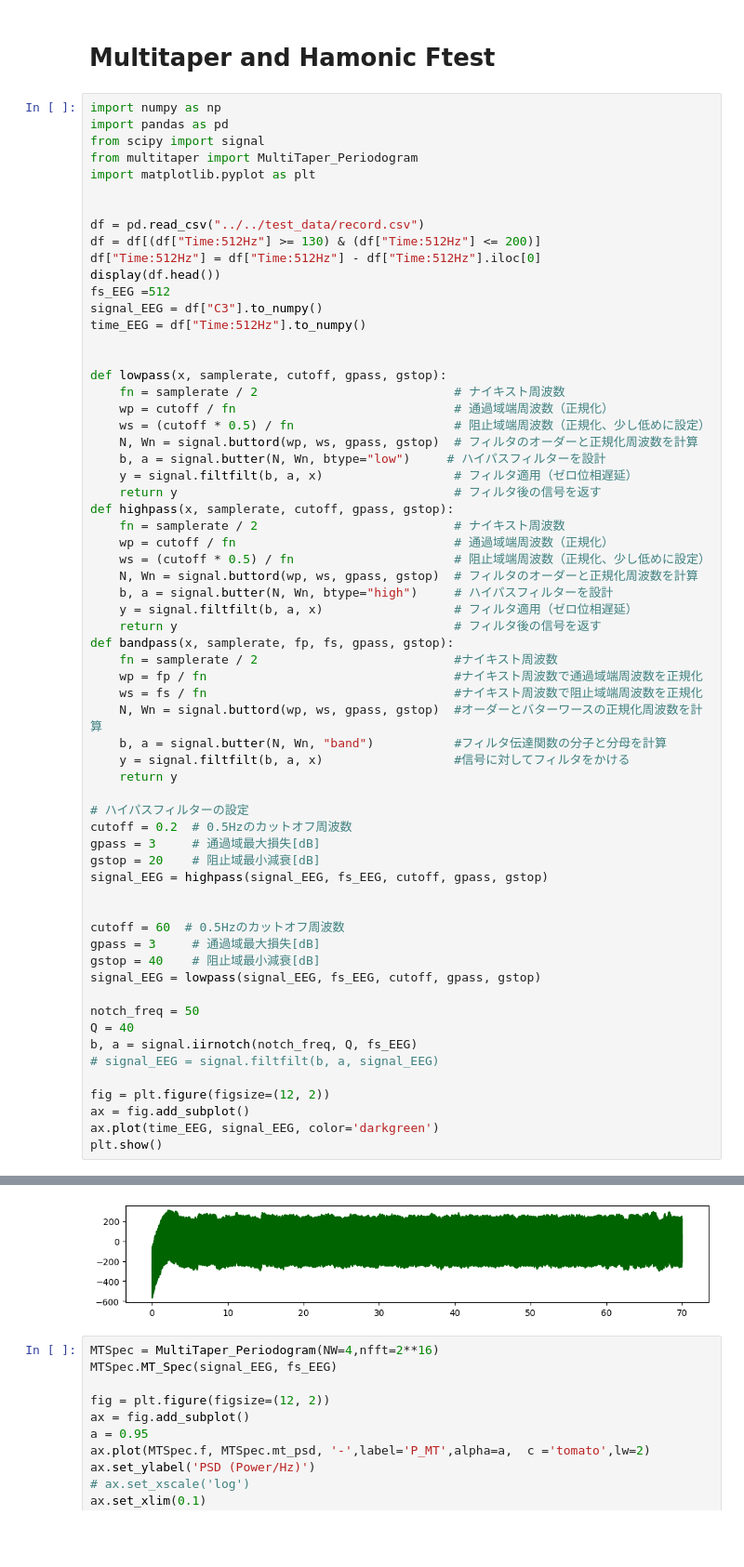
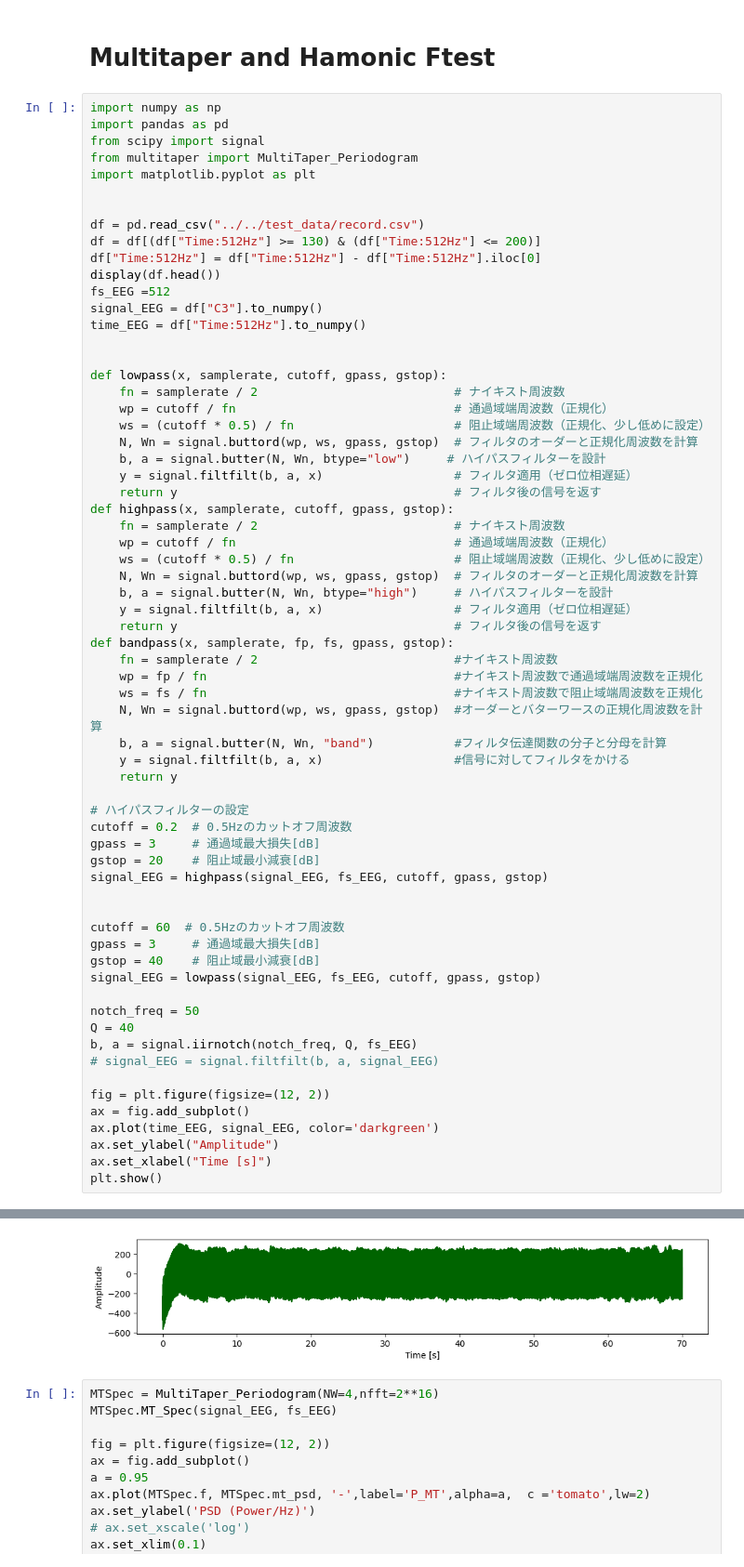
Before and after one commit to Chamusuke/Multitaper_harmonic_Ftest, a Jupyter notebook: python/example.ipynb, the cells around one changed output, grey strips where cells are left out. Shown: that part at 93% size. Saved outputs shown, nothing was run; the diff lists cells and outputs as text; blank space fills up the shorter version.

```diff
--- a/python/example.ipynb
+++ b/python/example.ipynb
@@ -43,34 +43,36 @@ def bandpass(x, samplerate, fp, fs, gpass, gstop):
     return y
 
 # ハイパスフィルターの設定
 cutoff = 0.2  # 0.5Hzのカットオフ周波数
 gpass = 3     # 通過域最大損失[dB]
 gstop = 20    # 阻止域最小減衰[dB]
 signal_EEG = highpass(signal_EEG, fs_EEG, cutoff, gpass, gstop)
 
 
 cutoff = 60  # 0.5Hzのカットオフ周波数
 gpass = 3     # 通過域最大損失[dB]
 gstop = 40    # 阻止域最小減衰[dB]
 signal_EEG = lowpass(signal_EEG, fs_EEG, cutoff, gpass, gstop)
 
 notch_freq = 50
 Q = 40
 b, a = signal.iirnotch(notch_freq, Q, fs_EEG)
 # signal_EEG = signal.filtfilt(b, a, signal_EEG)
 
 fig = plt.figure(figsize=(12, 2))
 ax = fig.add_subplot()
 ax.plot(time_EEG, signal_EEG, color='darkgreen')
+ax.set_ylabel("Amplitude")
+ax.set_xlabel("Time [s]")
 plt.show()
 # %% [output]
 |  | Time:512Hz | Epoch | FP1 | FP2 | F7 | Fz | F8 | T3 | C3 | Cz | C4 | ... |
 | 66560 | 0.000000 | 2080 | 27205.742188 | 20234.777344 | 67254.585938 | 50280.292969 | 46816.976562 | 38356.753906 | 42724.351562 | 44819.644531 | 41129.207031 | ... |
 | 66561 | 0.001953 | 2080 | 27519.830078 | 20514.810547 | 67606.359375 | 50538.355469 | 47171.621094 | 38711.000000 | 43072.554688 | 45157.378906 | 41474.246094 | ... |
 | 66562 | 0.003906 | 2080 | 27337.244141 | 20326.822266 | 67412.875000 | 50488.886719 | 46990.550781 | 38533.039062 | 42911.339844 | 44994.472656 | 41296.792969 | ... |
 | 66563 | 0.005859 | 2080 | 27073.406250 | 20089.857422 | 67127.554688 | 50254.304688 | 46708.796875 | 38244.582031 | 42627.203125 | 44717.750000 | 41020.019531 | ... |
 | 66564 | 0.007812 | 2080 | 26796.884766 | 19850.929688 | 66815.039062 | 49990.011719 | 46396.414062 | 37925.113281 | 42311.265625 | 44415.046875 | 40711.941406 | ... |
-[figure, old version]
+[figure, new version]
 # %%
 MTSpec = MultiTaper_Periodogram(NW=4,nfft=2**16)
 MTSpec.MT_Spec(signal_EEG, fs_EEG)
```
Also changed, not shown: parts of 3 cells of this notebook.
